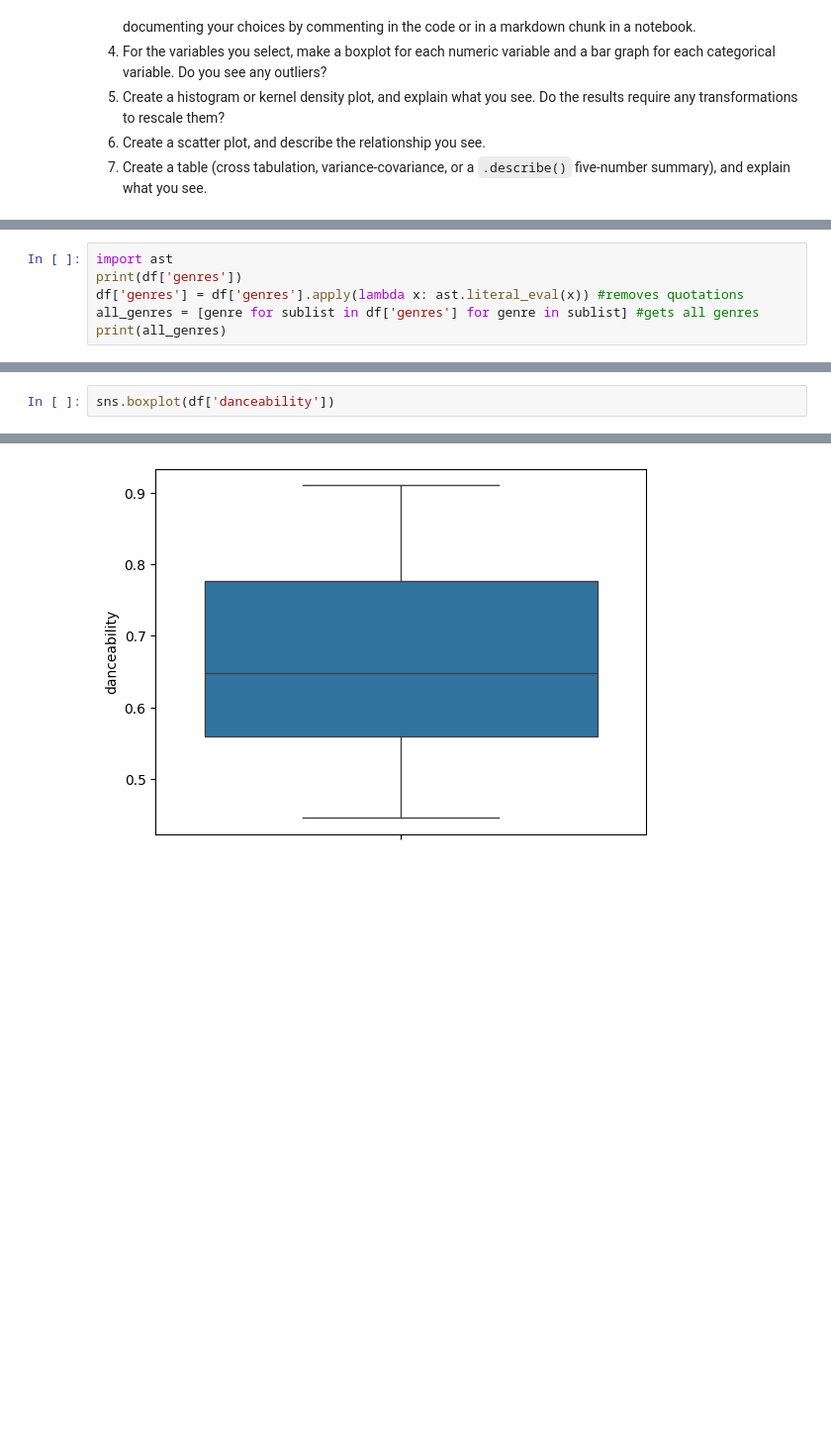
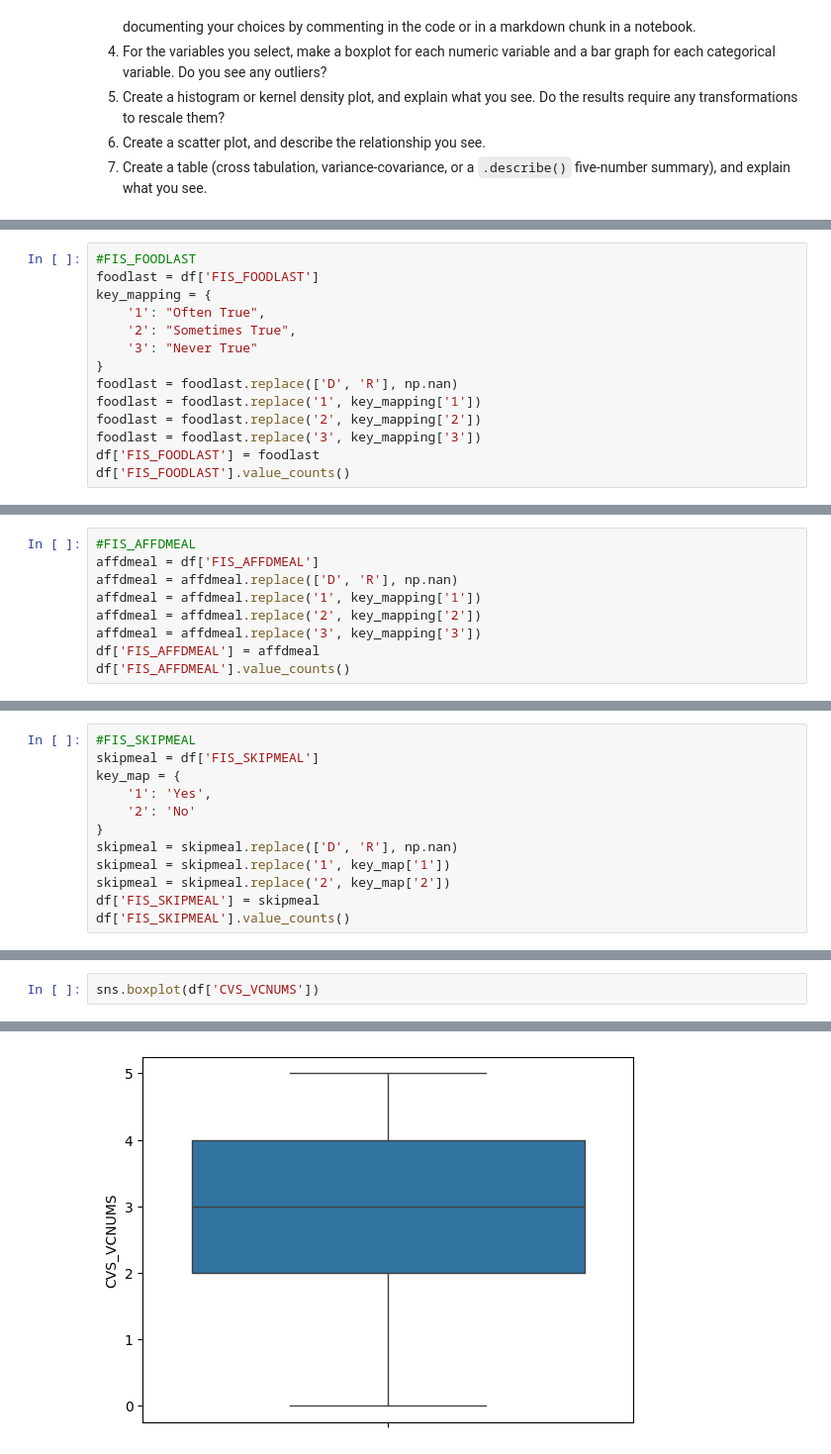
Before and after one commit to PavanVinja/visualization, a Jupyter notebook: assignment/assignment.ipynb, the cells around one changed output, grey strips where cells are left out. Shown at 99% size. Drawn from its saved outputs; the diff is of its cells as text; blank space fills up the shorter version.

```diff
--- a/assignment/assignment.ipynb
+++ b/assignment/assignment.ipynb
@@ -296,6 +239,0 @@ df.head()
-# %%
-import ast
-print(df['genres'])
-df['genres'] = df['genres'].apply(lambda x: ast.literal_eval(x)) #removes quotations
-all_genres = [genre for sublist in df['genres'] for genre in sublist] #gets all genres
-print(all_genres)
@@ -341,0 +240,14 @@ print(new_genres)
+# %%
+#FIS_FOODLAST
+foodlast = df['FIS_FOODLAST']
+key_mapping = {
+    '1': "Often True",
+    '2': "Sometimes True",
+    '3': "Never True"
+}
+foodlast = foodlast.replace(['D', 'R'], np.nan)
+foodlast = foodlast.replace('1', key_mapping['1'])
+foodlast = foodlast.replace('2', key_mapping['2'])
+foodlast = foodlast.replace('3', key_mapping['3'])
+df['FIS_FOODLAST'] = foodlast
+df['FIS_FOODLAST'].value_counts()
@@ -341,0 +259,9 @@ print(new_genres)
+# %%
+#FIS_AFFDMEAL
+affdmeal = df['FIS_AFFDMEAL']
+affdmeal = affdmeal.replace(['D', 'R'], np.nan)
+affdmeal = affdmeal.replace('1', key_mapping['1'])
+affdmeal = affdmeal.replace('2', key_mapping['2'])
+affdmeal = affdmeal.replace('3', key_mapping['3'])
+df['FIS_AFFDMEAL'] = affdmeal
+df['FIS_AFFDMEAL'].value_counts()
@@ -341,0 +273,12 @@ print(new_genres)
+# %%
+#FIS_SKIPMEAL
+skipmeal = df['FIS_SKIPMEAL']
+key_map = {
+    '1': 'Yes',
+    '2': 'No'
+}
+skipmeal = skipmeal.replace(['D', 'R'], np.nan)
+skipmeal = skipmeal.replace('1', key_map['1'])
+skipmeal = skipmeal.replace('2', key_map['2'])
+df['FIS_SKIPMEAL'] = skipmeal
+df['FIS_SKIPMEAL'].value_counts()
@@ -342,3 +311,3 @@ print(new_genres)
 # %%
-sns.boxplot(df['danceability'])
+sns.boxplot(df['CVS_VCNUMS'])
 # %% [output]
@@ -346 +315 @@ sns.boxplot(df['danceability'])
-[figure, old version]
+[figure, new version]
```
Also changed, not shown: parts of 31 cells of this notebook.
